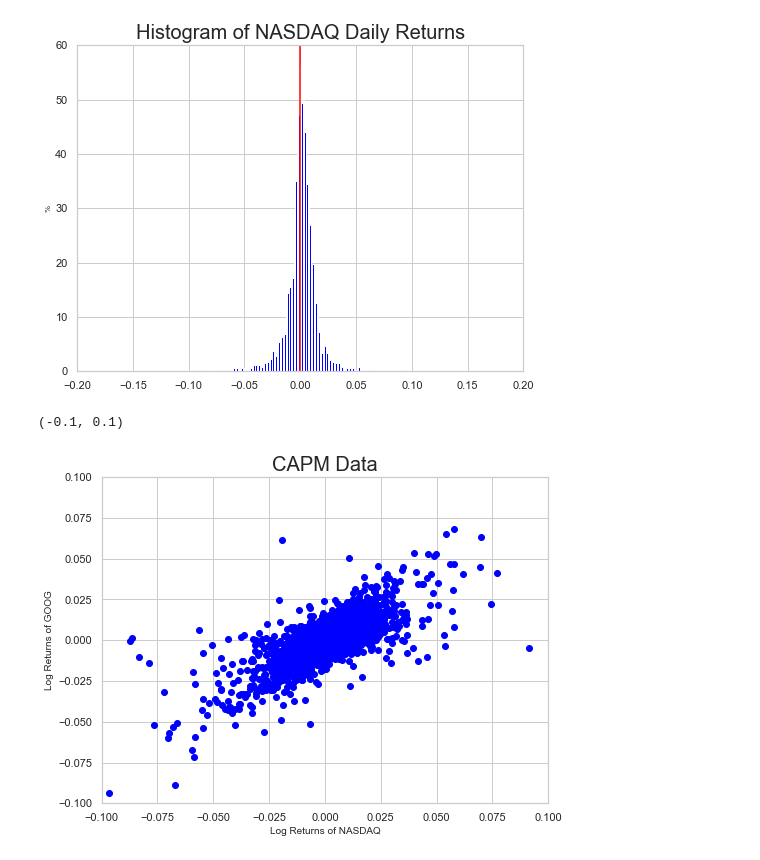
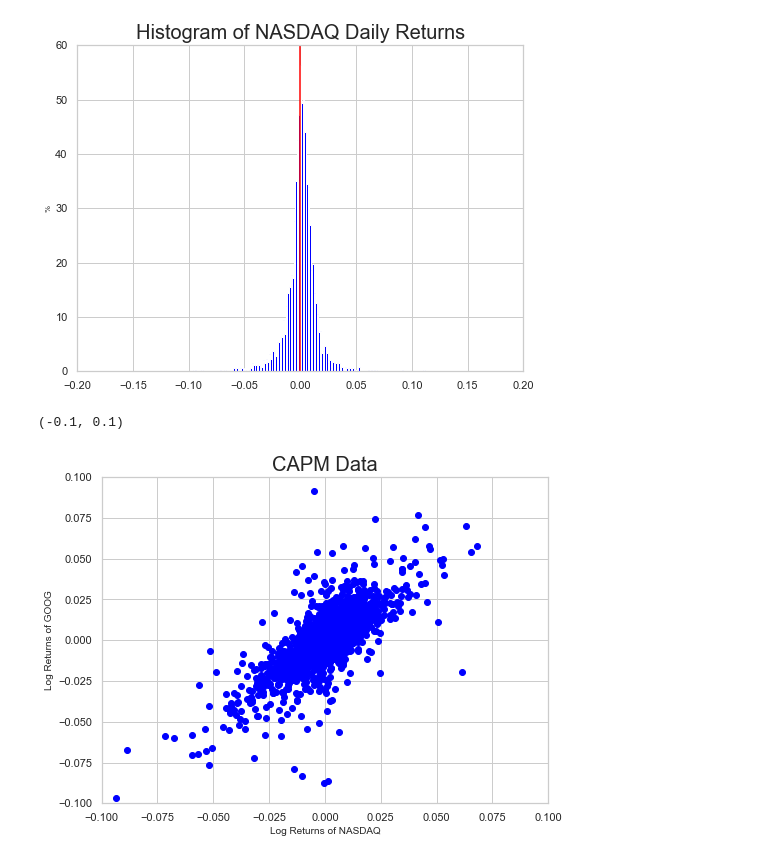
Before and after one commit to thsavage/Hirsh-Fellows-Real-Estate-Finance, a Jupyter notebook: Hirsh Scholars CAPM Example.ipynb, the cells around one changed output. Cells and saved outputs as stored; diff of their text form; code cells hidden in the pictures.

```diff
--- a/Hirsh Scholars CAPM Example.ipynb
+++ b/Hirsh Scholars CAPM Example.ipynb
@@ -306,17 +304,17 @@ plt.ylim(0, 60)
 # %%
 goog_returns = pd.DataFrame(goog_returns)
 nasdaq_returns = pd.DataFrame(nasdaq_returns)
 
 plt.figure(figsize = (8, 6))
-plt.scatter(goog_returns, nasdaq_returns, c='blue')
+plt.scatter(y=goog_returns, x=nasdaq_returns, c='blue')
 plt.title('CAPM Data', fontsize = 20)
 plt.xlabel('Log Returns of NASDAQ', fontsize = 10)
 plt.ylabel('Log Returns of GOOG', fontsize = 10)
 plt.xlim([-0.1, 0.1])
 plt.ylim([-0.1, 0.1])
 # %% [output]
 (-0.1, 0.1)
-[figure, old version]
+[figure, new version]
 # %%
 data = pd.merge(nasdaq_returns, goog_returns, left_index=True, right_index=True)
 data.rename(columns={'Adj Close_x':'nasdaq', 'Adj Close_y':'goog'}, inplace=True)
```
Also changed, not shown: parts of 14 cells of this notebook, 2 other files.
